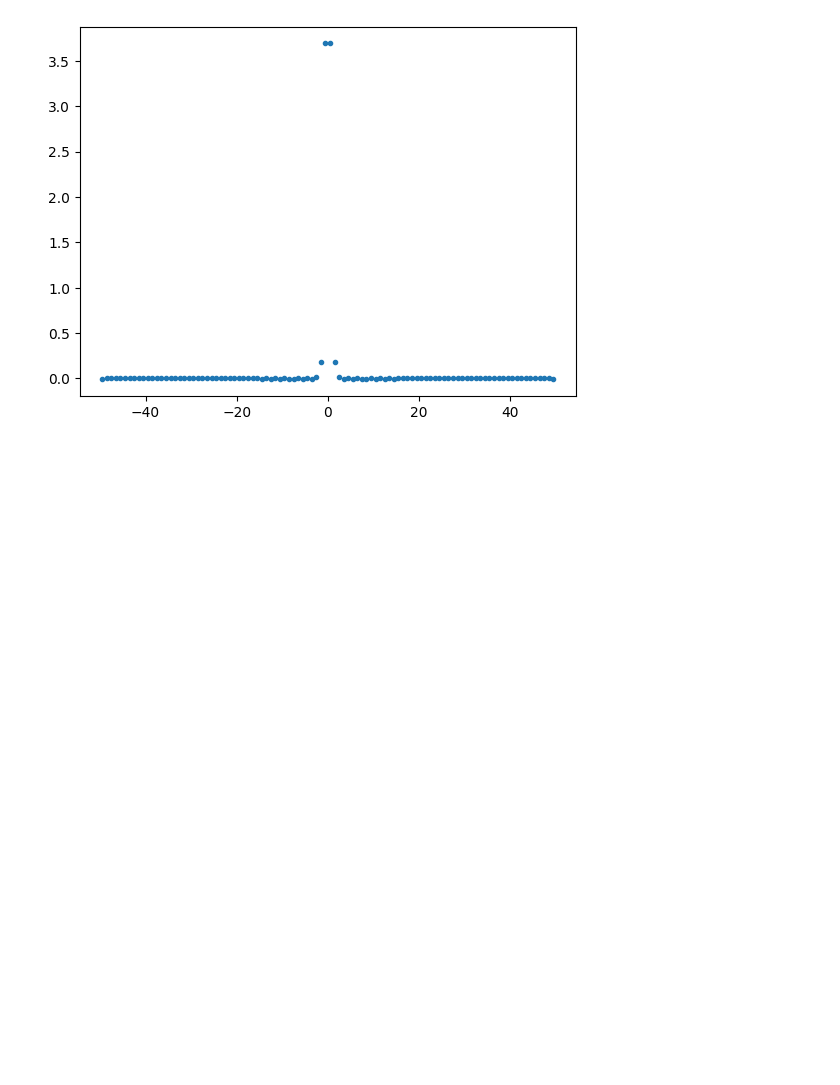
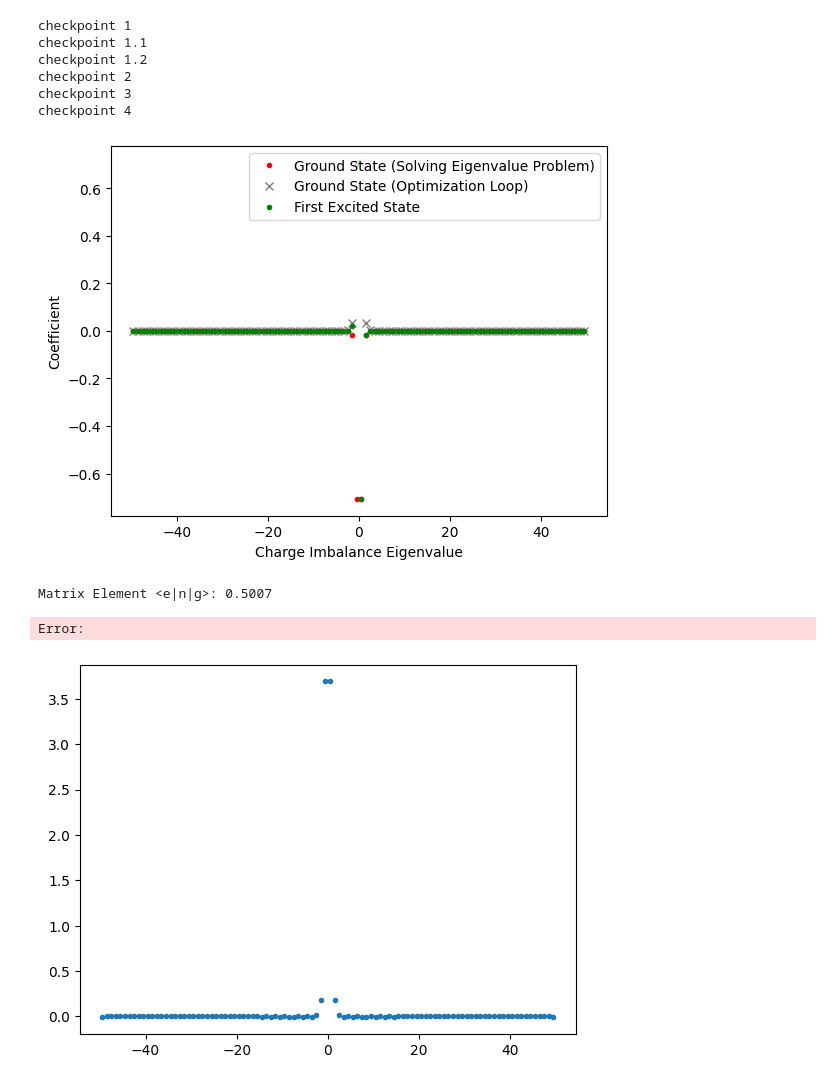
Before and after one commit to vcaipu/cqednumerics, a Jupyter notebook: 2D/Visualize.ipynb, the cells around one changed output. Saved outputs shown, nothing was run; the diff lists cells and outputs as text; code cells hidden in the pictures; blank space fills up the shorter version.

```diff
--- a/2D/Visualize.ipynb
+++ b/2D/Visualize.ipynb
@@ -25,3 +160,69 @@ FileNotFoundError: [Errno 2] No such file or directory: './newplots/results.pkl'
+# %%
+# Create the Hamiltonian Operator over Truncated Basis, to find eigenvectors for first excited state
+
+def get_spontaneous_emission_matrix_element(n,E_J,E_C,plot=False):
+    # Copy these three matrix construction functions from 3DTwoModesOpt.py
+    x = (n-1)/2 - jnp.arange(n) # Charge Imbalance Eigenvalue, centered at 0
+
+    def Jz2(n):
+        j = (n-1)/2
+        diagonals = j - jnp.arange(n)
+        return jnp.diag(diagonals**2)
+
+    def off_diag(n,k):
+        ones_super, ones_sub = jnp.ones(n - k, dtype=jnp.int32),jnp.ones(n - k, dtype=jnp.int32)
+        super_diag_matrix,sub_diag_matrix= jnp.diag(ones_super, k=k),jnp.diag(ones_sub, k=-1*k)
+        result = super_diag_matrix + sub_diag_matrix
+        return result
+
+    def cos_phi(n):
+        return off_diag(n,1) / 2
+
+    hamiltonian = E_C * Jz2(n) - E_J * cos_phi(n) # No need for e_0 term, since we are only interested in eigenvectors
+
+    print("checkpoint 1")
+
+    # Small dense H: use NumPy eigh on CPU to avoid JAX GPU cuSOLVER (often fails from notebooks/drivers).
+    H_host = np.asarray(hamiltonian, dtype=np.float64)
+    print("checkpoint 1.1")
+    eigenvalues, eigenvectors = np.linalg.eigh(H_host)
+    print("checkpoint 1.2")
+    eigenvalues = jnp.asarray(eigenvalues)
+    eigenvectors = jnp.asarray(eigenvectors)
+
+    print("checkpoint 2")
+
+    # Plot the ground state, first eigenvector
+    print("checkpoint 3")
+    ground_state_coeffs_from_optimization = coeffs / jnp.sqrt(jnp.sum(coeffs**2))
+    ground_state_coeffs = eigenvectors[:,0] / jnp.sqrt(jnp.sum(eigenvectors[:,0]**2))
+    first_excited_coeffs = eigenvectors[:,1] / jnp.sqrt(jnp.sum(eigenvectors[:,1]**2))
+
+    print("checkpoint 4")
+
+    if plot:
+        plt.plot(x,ground_state_coeffs,".",color="red",label="Ground State (Solving Eigenvalue Problem)")
+        plt.plot(x,ground_state_coeffs_from_optimization,"x",color="grey",label="Ground State (Optimization Loop)")
+        plt.plot(x,first_excited_coeffs,".",color="green",label="First Excited State")
+        plt.xlabel("Charge Imbalance Eigenvalue")
+        plt.ylabel("Coefficient")
+        plt.legend()
+        plt.show()
+
+
+    return jnp.sum(first_excited_coeffs * ground_state_coeffs * x) # x is the charge imbalance eigenvalue
+
+print(f"Matrix Element <e|n|g>: {matrix_element_eg:.4g}")
+# %% [output]
+checkpoint 1
+checkpoint 1.1
+checkpoint 1.2
+checkpoint 2
+checkpoint 3
+checkpoint 4
+[figure, added]
+Matrix Element <e|n|g>: 0.5007
+Error:
 # %%
 x = (n-1)/2 - jnp.arange(n)
 plt.plot(x,coeffs,".")
```
Also changed, not shown: parts of 4 cells of this notebook, 4 other files.
